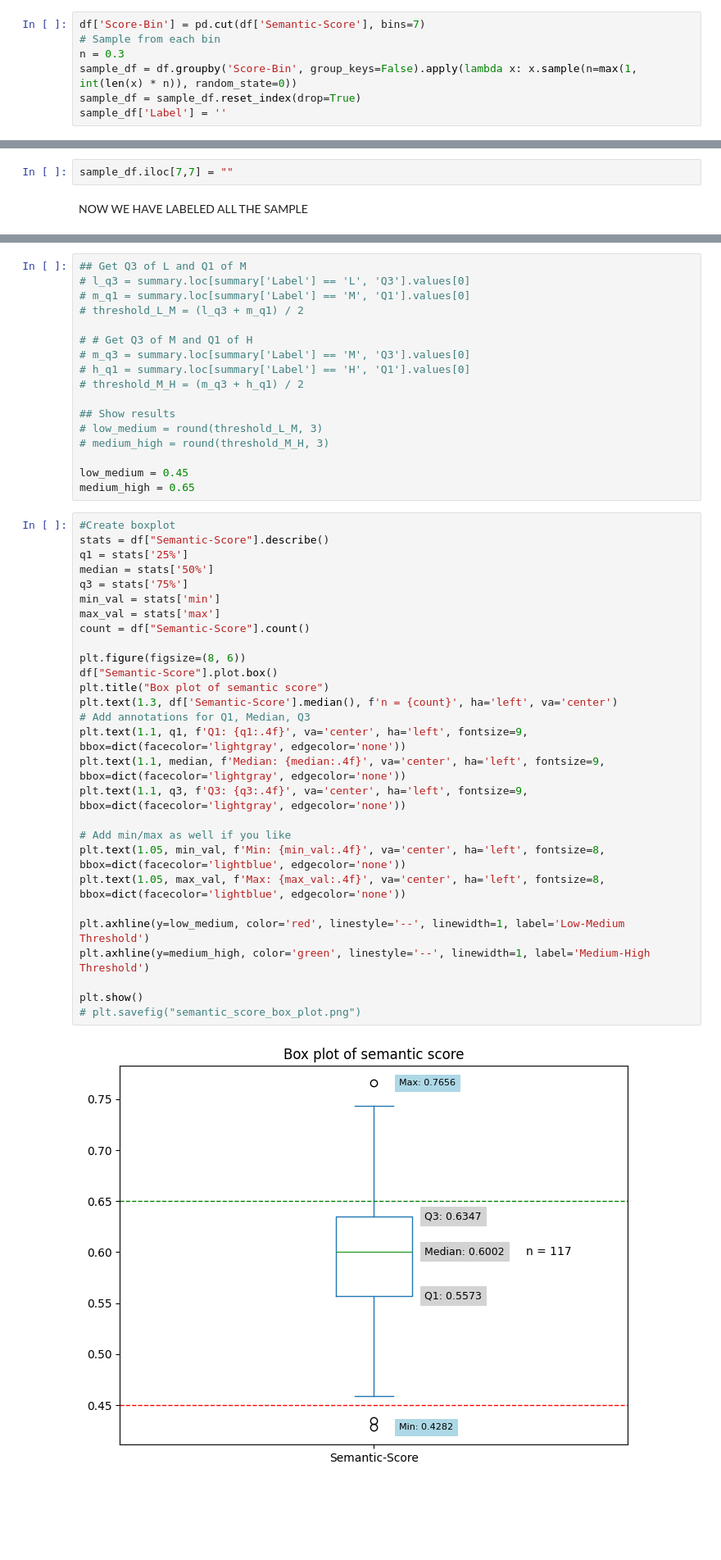
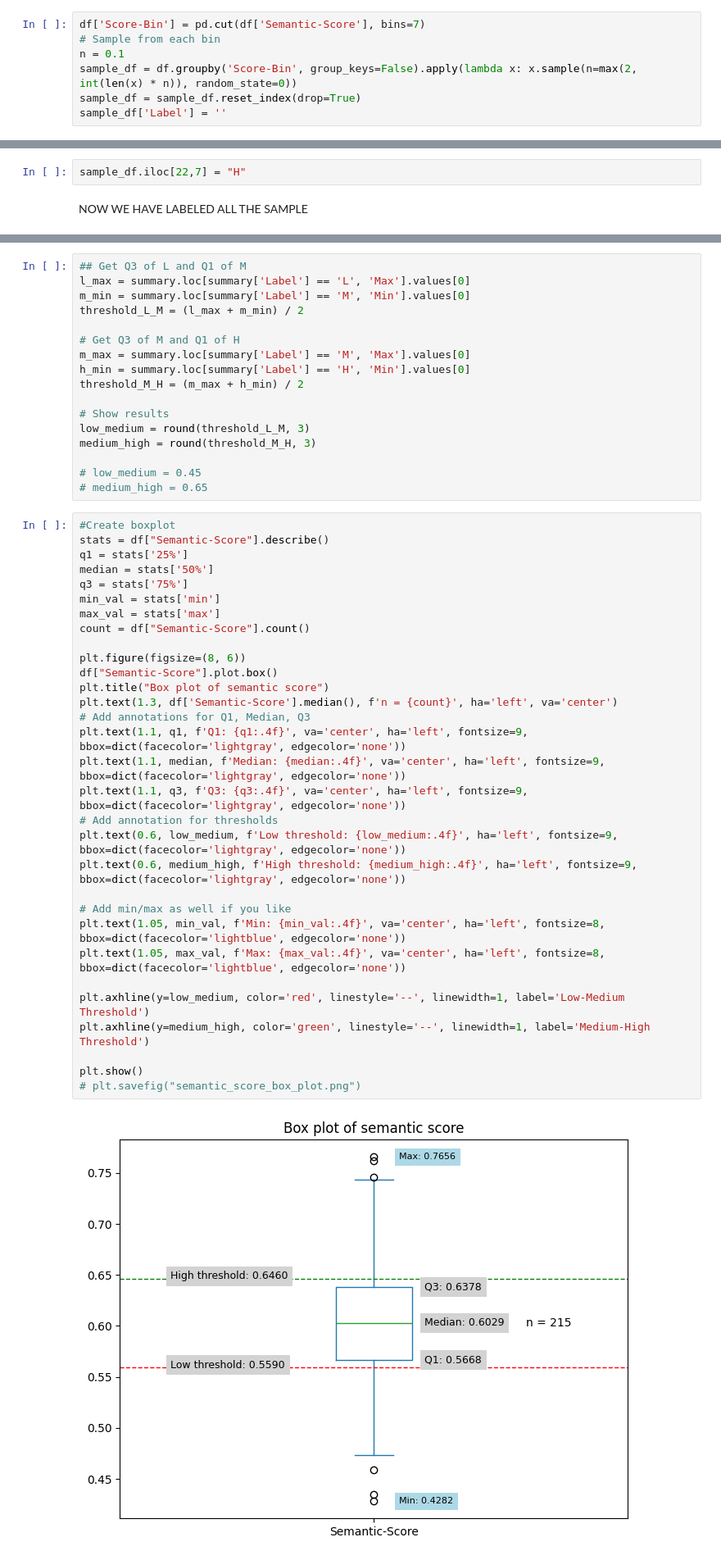
Before and after one commit to BrandtBoys/DocTide, a Jupyter notebook: labs/sem.ipynb, the cells around one changed output, grey strips where cells are left out. Shown: that part at 82% size. Drawn from its saved outputs; the diff is of its cells as text; blank space fills up the shorter version.

```diff
--- a/labs/sem.ipynb
+++ b/labs/sem.ipynb
@@ -115,8 +133,8 @@ We can see that it follows normal distribution
 # %%
 df['Score-Bin'] = pd.cut(df['Semantic-Score'], bins=7)
 # Sample from each bin
-n = 0.3
-sample_df = df.groupby('Score-Bin', group_keys=False).apply(lambda x: x.sample(n=max(1, int(len(x) * n)), random_state=0))
+n = 0.1
+sample_df = df.groupby('Score-Bin', group_keys=False).apply(lambda x: x.sample(n=max(2, int(len(x) * n)), random_state=0))
 sample_df = sample_df.reset_index(drop=True)
 sample_df['Label'] = ''
 # %%
@@ -174,6 +190,6 @@ None
 """
 # %%
-sample_df.iloc[7,7] = ""
+sample_df.iloc[22,7] = "H"
 # %% [markdown]
 NOW WE HAVE LABELED ALL THE SAMPLE
 # %%
@@ -193,47 +211,50 @@ summary
 # %%
 ## Get Q3 of L and Q1 of M
-# l_q3 = summary.loc[summary['Label'] == 'L', 'Q3'].values[0]
-# m_q1 = summary.loc[summary['Label'] == 'M', 'Q1'].values[0]
-# threshold_L_M = (l_q3 + m_q1) / 2
+l_max = summary.loc[summary['Label'] == 'L', 'Max'].values[0]
+m_min = summary.loc[summary['Label'] == 'M', 'Min'].values[0]
+threshold_L_M = (l_max + m_min) / 2
 
-# # Get Q3 of M and Q1 of H
-# m_q3 = summary.loc[summary['Label'] == 'M', 'Q3'].values[0]
-# h_q1 = summary.loc[summary['Label'] == 'H', 'Q1'].values[0]
-# threshold_M_H = (m_q3 + h_q1) / 2
+# Get Q3 of M and Q1 of H
+m_max = summary.loc[summary['Label'] == 'M', 'Max'].values[0]
+h_min = summary.loc[summary['Label'] == 'H', 'Min'].values[0]
+threshold_M_H = (m_max + h_min) / 2
 
-## Show results
-# low_medium = round(threshold_L_M, 3)
-# medium_high = round(threshold_M_H, 3)
+# Show results
+low_medium = round(threshold_L_M, 3)
+medium_high = round(threshold_M_H, 3)
 
-low_medium = 0.45
-medium_high = 0.65
+# low_medium = 0.45
+# medium_high = 0.65
 # %%
 #Create boxplot
 stats = df["Semantic-Score"].describe()
 q1 = stats['25%']
 median = stats['50%']
 q3 = stats['75%']
 min_val = stats['min']
 max_val = stats['max']
 count = df["Semantic-Score"].count()
 
 plt.figure(figsize=(8, 6))
 df["Semantic-Score"].plot.box()
 plt.title("Box plot of semantic score")
 plt.text(1.3, df['Semantic-Score'].median(), f'n = {count}', ha='left', va='center')
 # Add annotations for Q1, Median, Q3
 plt.text(1.1, q1, f'Q1: {q1:.4f}', va='center', ha='left', fontsize=9, bbox=dict(facecolor='lightgray', edgecolor='none'))
 plt.text(1.1, median, f'Median: {median:.4f}', va='center', ha='left', fontsize=9, bbox=dict(facecolor='lightgray', edgecolor='none'))
 plt.text(1.1, q3, f'Q3: {q3:.4f}', va='center', ha='left', fontsize=9, bbox=dict(facecolor='lightgray', edgecolor='none'))
+# Add annotation for thresholds
+plt.text(0.6, low_medium, f'Low threshold: {low_medium:.4f}', ha='left', fontsize=9, bbox=dict(facecolor='lightgray', edgecolor='none'))
+plt.text(0.6, medium_high, f'High threshold: {medium_high:.4f}', ha='left', fontsize=9, bbox=dict(facecolor='lightgray', edgecolor='none'))
 
 # Add min/max as well if you like
 plt.text(1.05, min_val, f'Min: {min_val:.4f}', va='center', ha='left', fontsize=8, bbox=dict(facecolor='lightblue', edgecolor='none'))
 plt.text(1.05, max_val, f'Max: {max_val:.4f}', va='center', ha='left', fontsize=8, bbox=dict(facecolor='lightblue', edgecolor='none'))
 
 plt.axhline(y=low_medium, color='red', linestyle='--', linewidth=1, label='Low-Medium Threshold')
 plt.axhline(y=medium_high, color='green', linestyle='--', linewidth=1, label='Medium-High Threshold')
 
 plt.show()
 # plt.savefig("semantic_score_box_plot.png")
 # %% [output]
-[figure, old version]
+[figure, new version]
```
Also changed, not shown: parts of 11 cells of this notebook, 4 other files.
